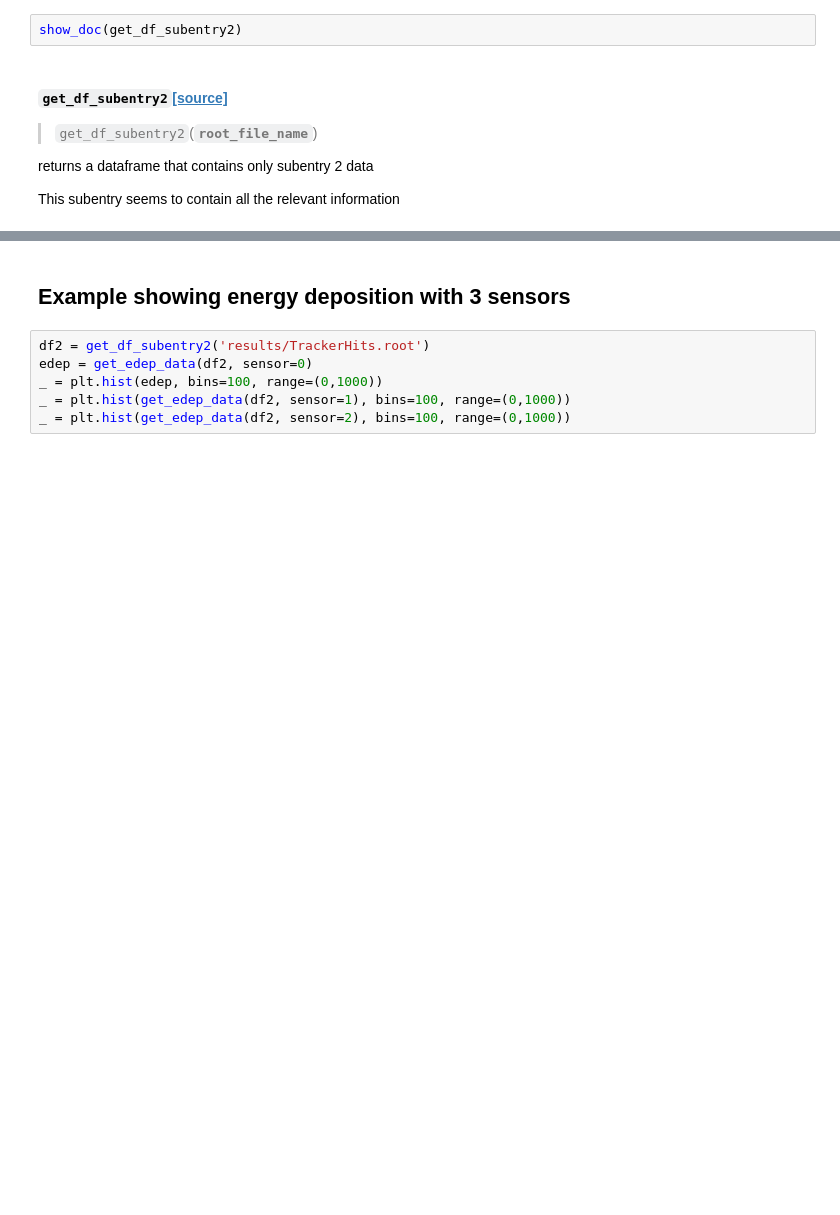
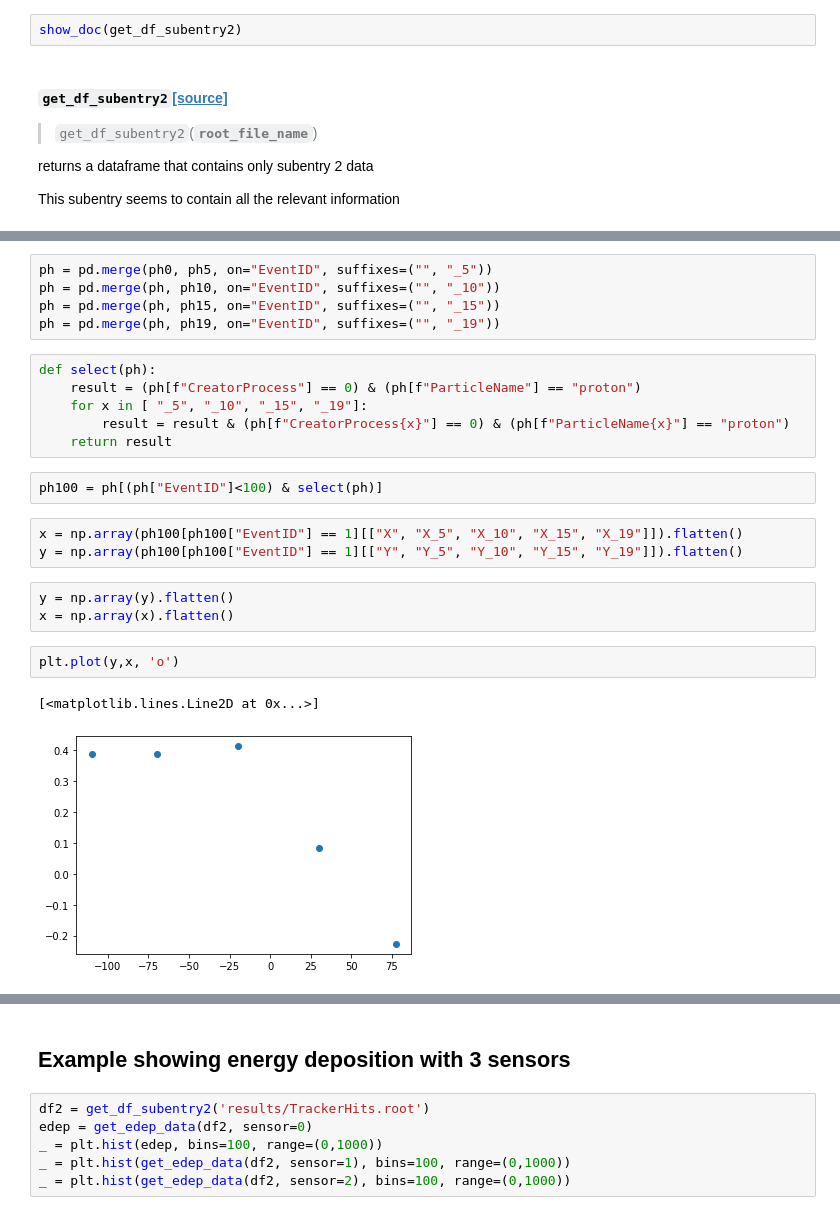
Before and after one commit to dmitryhits/ProtonBeamTherapy, a Jupyter notebook: nbs/01_analysis.ipynb, the cells around one changed output, grey strips where cells are left out. Cells and saved outputs as stored; diff of their text form; blank space fills up the shorter version.

```diff
--- a/nbs/01_analysis.ipynb
+++ b/nbs/01_analysis.ipynb
@@ -194,0 +217,24 @@ from mpl_toolkits.mplot3d import Axes3D
+# %%
+ph = pd.merge(ph0, ph5, on="EventID", suffixes=("", "_5"))
+ph = pd.merge(ph, ph10, on="EventID", suffixes=("", "_10"))
+ph = pd.merge(ph, ph15, on="EventID", suffixes=("", "_15"))
+ph = pd.merge(ph, ph19, on="EventID", suffixes=("", "_19"))
+# %%
+def select(ph):
+    result = (ph[f"CreatorProcess"] == 0) & (ph[f"ParticleName"] == "proton")
+    for x in [ "_5", "_10", "_15", "_19"]:
+        result = result & (ph[f"CreatorProcess{x}"] == 0) & (ph[f"ParticleName{x}"] == "proton")
+    return result
+# %%
+ph100 = ph[(ph["EventID"]<100) & select(ph)]
+# %%
+x = np.array(ph100[ph100["EventID"] == 1][["X", "X_5", "X_10", "X_15", "X_19"]]).flatten()
+y = np.array(ph100[ph100["EventID"] == 1][["Y", "Y_5", "Y_10", "Y_15", "Y_19"]]).flatten()
+# %%
+y = np.array(y).flatten()
+x = np.array(x).flatten()
+# %%
+plt.plot(y,x, 'o')
+# %% [output]
+[<matplotlib.lines.Line2D at 0x...>]
+[figure, added]
```
Also changed, not shown: parts of 24 cells of this notebook, 10 other files.
